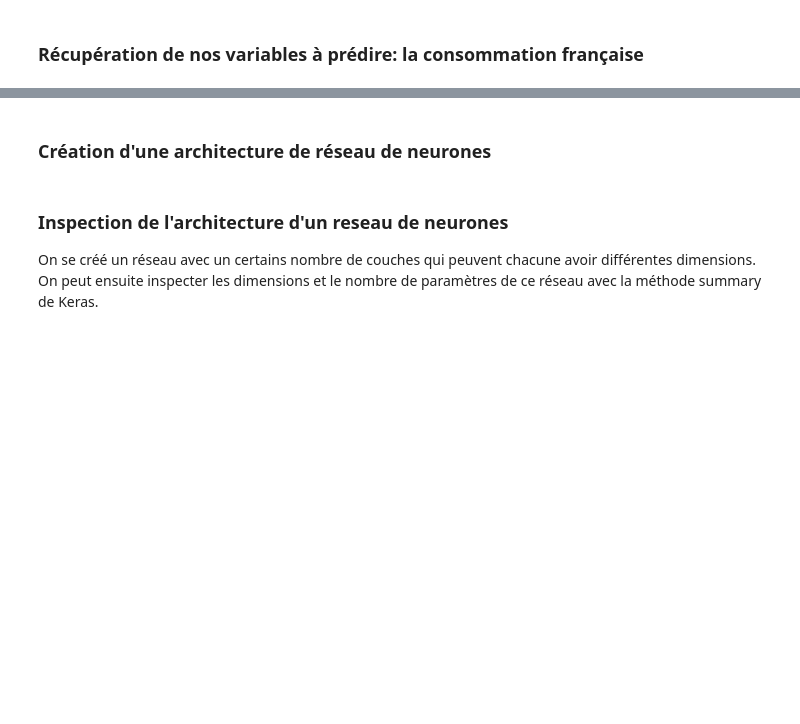
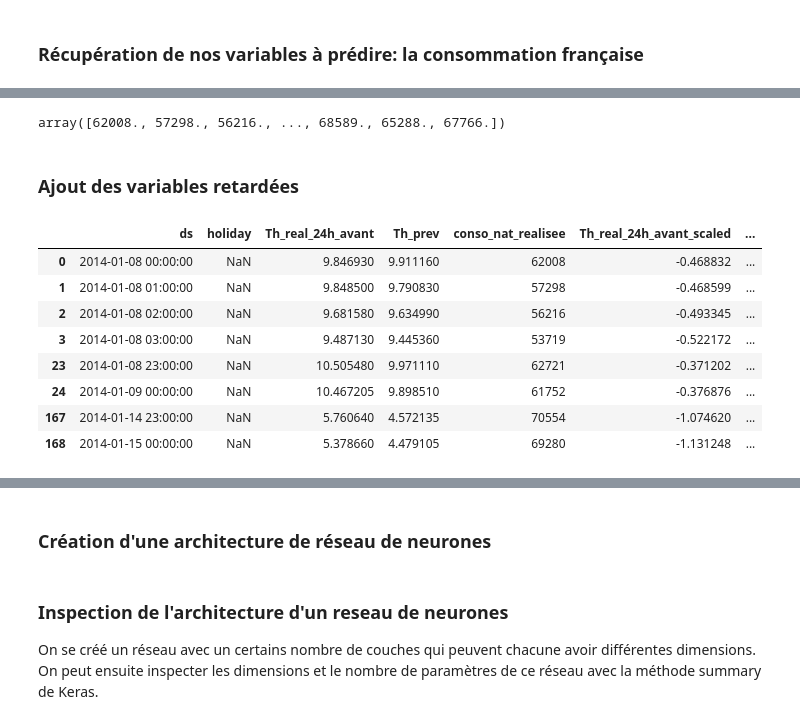
Before and after one commit to marota/TP_Formation_Conso_DeepLearning, a Jupyter notebook: TP_Formation_Conso_DeepLearning_complet.ipynb, the cells around one changed output, grey strips where cells are left out. Drawn from its saved outputs; the diff is of its cells as text; code cells hidden in the pictures; blank space fills up the shorter version.

Commit message:
Update with the new data + lifting.

```diff
--- a/TP_Formation_Conso_DeepLearning_complet.ipynb
+++ b/TP_Formation_Conso_DeepLearning_complet.ipynb
@@ -300,0 +120,8 @@ Nous allons commencer par implémenter deux fonctions que nous appellerons pour
+# %%
+y_conso_csv = os.path.join(data_folder, "Yconso.csv")
+y_conso_df = pd.read_csv(y_conso_csv, sep=",", engine='c', header=0)
+y_conso_df.rename(columns={"y": "conso_nat_realisee"}, inplace=True)
+y_conso_df['ds'] = pd.to_datetime(y_conso_df['ds'])
+y_conso_df['ds'] = y_conso_df['ds'].dt.tz_localize(None)
+display(y_conso_df.head(5))
+print(y_conso_df.shape)
@@ -300,0 +150,12 @@ Nous allons commencer par implémenter deux fonctions que nous appellerons pour
+# %%
+# Récupération des températures et jours fériés
+Xinput_zip = os.path.join(data_folder, "Xinput.zip")
+zfXinput = zipfile.ZipFile(Xinput_zip)
+zfXinput.setpassword(bytes(password,'utf-8'))
+Xinput = pd.read_csv(zfXinput.open('Xinput.csv'),sep=",",engine='c',header=0)
+Xinput['ds'] = pd.to_datetime(Xinput['ds'])
+Xinput['ds'] = Xinput['ds'].dt.tz_localize(None)
+Xinput = Xinput[['ds', 'holiday', 'Th_real_24h_avant', 'Th_prev']]
+
+display(Xinput.head(5))
+print(Xinput.shape)
@@ -300,0 +175,5 @@ Nous allons commencer par implémenter deux fonctions que nous appellerons pour
+# %%
+working_df = pd.merge(Xinput, y_conso_df, how='inner', on="ds")
+
+display(working_df.head(5))
+print(working_df.shape)
@@ -300,0 +203,13 @@ Nous allons commencer par implémenter deux fonctions que nous appellerons pour
+# %%
+columns_to_scale = ["Th_real_24h_avant", "Th_prev", "conso_nat_realisee"]
+new_column_names = [x + "_scaled" for x in columns_to_scale]
+
+scaler = StandardScaler()
+scaler.fit(working_df[columns_to_scale])
+scaled_values = scaler.transform(working_df[columns_to_scale])
+scaled_values_df = pd.DataFrame(scaled_values, columns=new_column_names)
+
+# Remarque en passant:
+# Ne pas relancer cette cellule, sinon
+# working_df va beaucoup grossir...
+working_df = pd.concat([working_df, scaled_values_df], axis=1)
@@ -300,0 +239,29 @@ Nous allons commencer par implémenter deux fonctions que nous appellerons pour
+# %%
+# Pour plus tard, on se garde de côté un scaler uniquement dénormaliser la prédiction de conso
+scaler_conso_nat = StandardScaler()
+scaler_conso_nat.fit(working_df[["conso_nat_realisee"]])
+
+
+# Verif
+scaler_conso_nat.inverse_transform(working_df["conso_nat_realisee_scaled"])
+# %% [output]
+array([62008., 57298., 56216., ..., 68589., 65288., 67766.])
+# %% [markdown]
+### Ajout des variables retardées
+# %%
+working_df['conso_nat_realisee_scaled_lag1H'] = working_df['conso_nat_realisee_scaled'].shift(1)
+working_df['conso_nat_realisee_scaled_lag1D'] = working_df['conso_nat_realisee_scaled'].shift(24)
+working_df['conso_nat_realisee_scaled_lag1W'] = working_df['conso_nat_realisee_scaled'].shift(24 * 7)
+
+# Regardons
+working_df.loc[[0, 1, 2, 3, 23, 24, 24 *7 -1, 24 * 7], :]
+# %% [output]
+|  | ds | holiday | Th_real_24h_avant | Th_prev | conso_nat_realisee | Th_real_24h_avant_scaled | ... |
+| 0 | 2014-01-08 00:00:00 | NaN | 9.846930 | 9.911160 | 62008 | -0.468832 | ... |
+| 1 | 2014-01-08 01:00:00 | NaN | 9.848500 | 9.790830 | 57298 | -0.468599 | ... |
+| 2 | 2014-01-08 02:00:00 | NaN | 9.681580 | 9.634990 | 56216 | -0.493345 | ... |
+| 3 | 2014-01-08 03:00:00 | NaN | 9.487130 | 9.445360 | 53719 | -0.522172 | ... |
+| 23 | 2014-01-08 23:00:00 | NaN | 10.505480 | 9.971110 | 62721 | -0.371202 | ... |
+| 24 | 2014-01-09 00:00:00 | NaN | 10.467205 | 9.898510 | 61752 | -0.376876 | ... |
+| 167 | 2014-01-14 23:00:00 | NaN | 5.760640 | 4.572135 | 70554 | -1.074620 | ... |
+| 168 | 2014-01-15 00:00:00 | NaN | 5.378660 | 4.479105 | 69280 | -1.131248 | ... |
```
Also changed, not shown: parts of 135 cells of this notebook, 4 other files.
